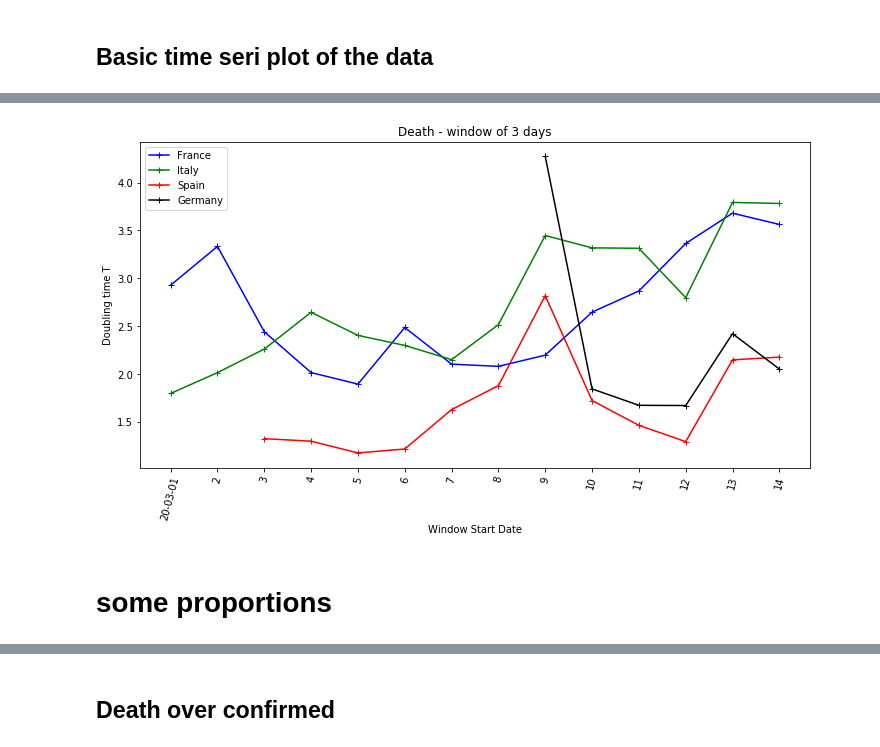
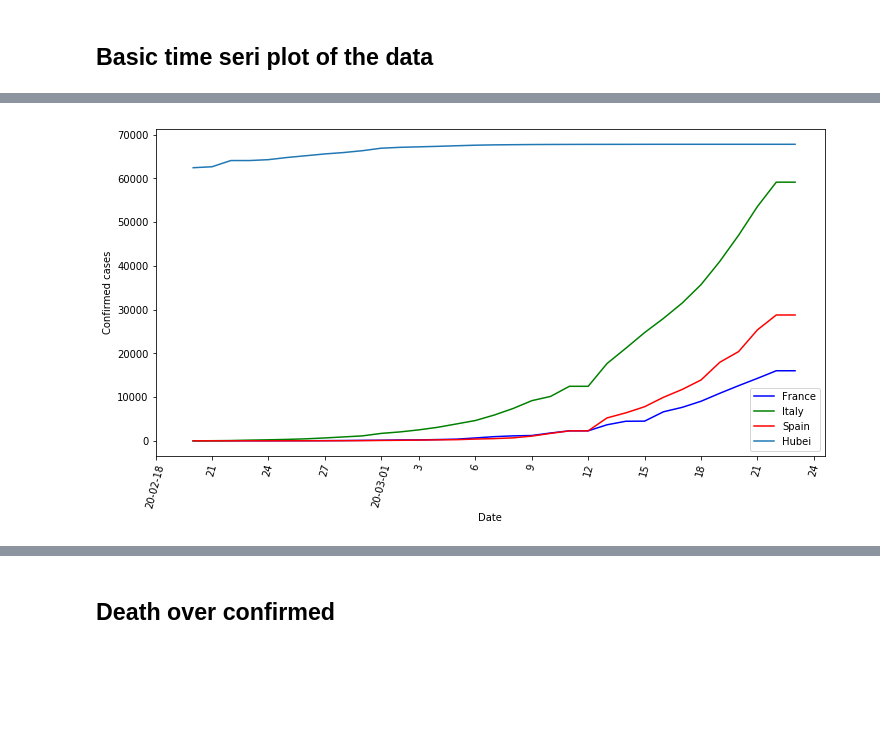
Before and after one commit to SylvainGuieu/corona, a Jupyter notebook: corona.ipynb, the cells around one changed output, grey strips where cells are left out. Cells and saved outputs as stored; diff of their text form; code cells hidden in the pictures; blank space fills up the shorter version.

```diff
--- a/corona.ipynb
+++ b/corona.ipynb
@@ -28,0 +19,9 @@ d_ue
+# %%
+confirmed, death, recovered = load_data()
+#patch some data taken from https://www.ars.sante.fr
+patch = [
+    ('France', '2020-03-17', 173),
+    ('France', '2020-03-18', 244),
+    ('France', '2020-03-19', 372)
+]
+death.patch(patch)
@@ -104,6 +102,6 @@ plot_d_T(death, "Death - window of 6 days", window=6, step=1)
-# %%
-plot_d_T(death, "Death - window of 3 days", window=3, step=1, start_date="2020-03-01")
-# %% [output]
-[figure, removed]
-# %% [markdown]
-# some proportions
+# %%
+subset = confirmed.subset(['France', 'Italy', 'Spain', 'Hubei'], start="2020-02-20")
+axes = subset.plot()
+_ = axes.set(ylabel="Confirmed cases", xlabel="Date")
+# %% [output]
+[figure, added]
```
Also changed, not shown: parts of 55 cells of this notebook, 12 other files.
